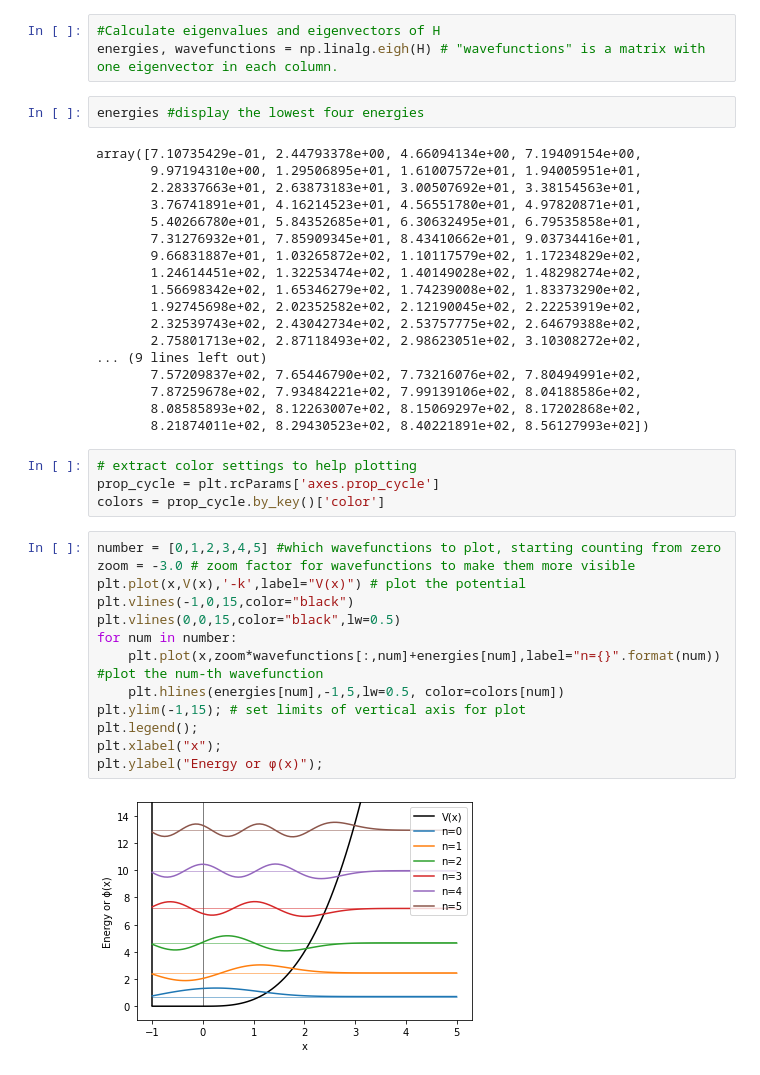
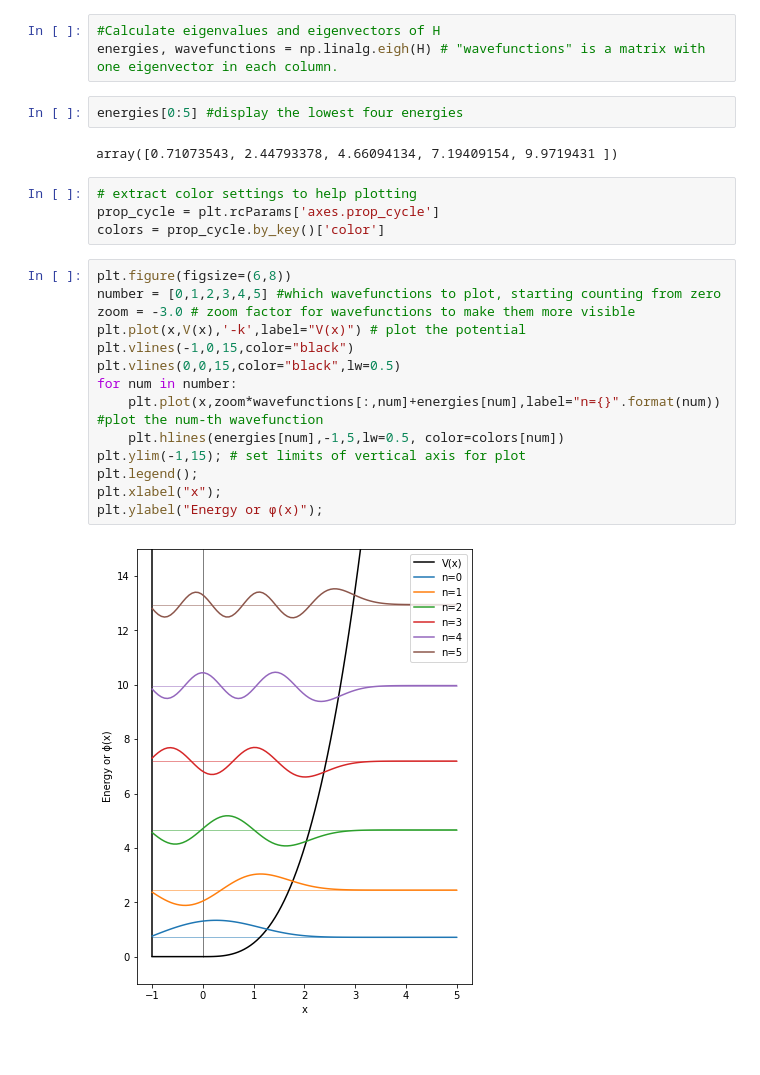
Before and after one commit to corcoted/Phys475, a Jupyter notebook: HalfHO-Numerov.ipynb, the cells around one changed output. Saved outputs shown, nothing was run; the diff lists cells and outputs as text.

Commit message:
improve graph

```diff
--- a/HalfHO-Numerov.ipynb
+++ b/HalfHO-Numerov.ipynb
@@ -60,41 +60,26 @@ H = KE + np.diag(V(x))
 #Calculate eigenvalues and eigenvectors of H
 energies, wavefunctions = np.linalg.eigh(H) # "wavefunctions" is a matrix with one eigenvector in each column.
 # %%
-energies #display the lowest four energies
+energies[0:5] #display the lowest four energies
 # %% [output]
-array([7.10735429e-01, 2.44793378e+00, 4.66094134e+00, 7.19409154e+00,
-       9.97194310e+00, 1.29506895e+01, 1.61007572e+01, 1.94005951e+01,
-       2.28337663e+01, 2.63873183e+01, 3.00507692e+01, 3.38154563e+01,
-       3.76741891e+01, 4.16214523e+01, 4.56551780e+01, 4.97820871e+01,
-       5.40266780e+01, 5.84352685e+01, 6.30632495e+01, 6.79535858e+01,
-       7.31276932e+01, 7.85909345e+01, 8.43410662e+01, 9.03734416e+01,
-       9.66831887e+01, 1.03265872e+02, 1.10117579e+02, 1.17234829e+02,
-       1.24614451e+02, 1.32253474e+02, 1.40149028e+02, 1.48298274e+02,
-       1.56698342e+02, 1.65346279e+02, 1.74239008e+02, 1.83373290e+02,
-       1.92745698e+02, 2.02352582e+02, 2.12190045e+02, 2.22253919e+02,
-       2.32539743e+02, 2.43042734e+02, 2.53757775e+02, 2.64679388e+02,
-       2.75801713e+02, 2.87118493e+02, 2.98623051e+02, 3.10308272e+02,
-... (9 lines left out)
-       7.57209837e+02, 7.65446790e+02, 7.73216076e+02, 7.80494991e+02,
-       7.87259678e+02, 7.93484221e+02, 7.99139106e+02, 8.04188586e+02,
-       8.08585893e+02, 8.12263007e+02, 8.15069297e+02, 8.17202868e+02,
-       8.21874011e+02, 8.29430523e+02, 8.40221891e+02, 8.56127993e+02])
+array([0.71073543, 2.44793378, 4.66094134, 7.19409154, 9.9719431 ])
 # %%
 # extract color settings to help plotting
 prop_cycle = plt.rcParams['axes.prop_cycle']
 colors = prop_cycle.by_key()['color']
 # %%
+plt.figure(figsize=(6,8))
 number = [0,1,2,3,4,5] #which wavefunctions to plot, starting counting from zero
 zoom = -3.0 # zoom factor for wavefunctions to make them more visible
 plt.plot(x,V(x),'-k',label="V(x)") # plot the potential
 plt.vlines(-1,0,15,color="black")
 plt.vlines(0,0,15,color="black",lw=0.5)
 for num in number:
     plt.plot(x,zoom*wavefunctions[:,num]+energies[num],label="n={}".format(num)) #plot the num-th wavefunction
     plt.hlines(energies[num],-1,5,lw=0.5, color=colors[num])
 plt.ylim(-1,15); # set limits of vertical axis for plot
 plt.legend();
 plt.xlabel("x");
 plt.ylabel("Energy or ϕ(x)");
 # %% [output]
-[figure, old version]
+[figure, new version]
```
